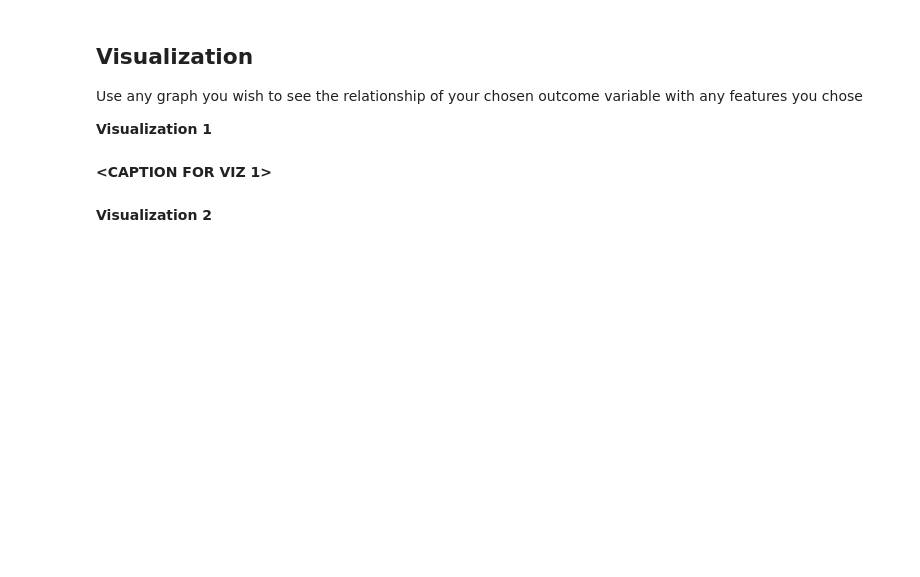
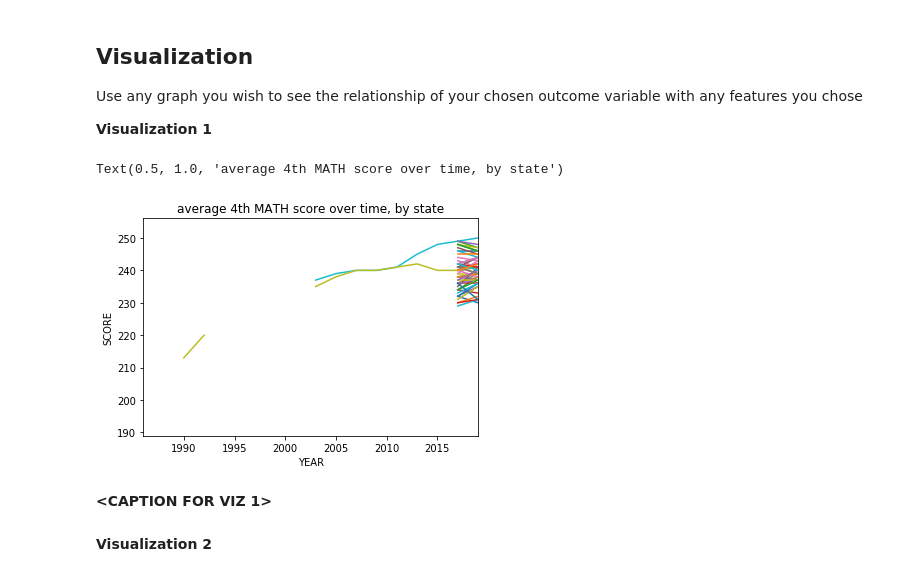
Before and after one commit to SophyJi/mdst1, a Jupyter notebook: checkpoint2/checkpoint2.ipynb, the cells around one changed output. Drawn from its saved outputs; the diff is of its cells as text; code cells hidden in the pictures; blank space fills up the shorter version.

```diff
--- a/checkpoint2/checkpoint2.ipynb
+++ b/checkpoint2/checkpoint2.ipynb
@@ -146,6 +147,13 @@ Feature selection justification: **<BRIEFLY DESCRIBE WHY YOU PICKED THESE FEATUR
 Use any graph you wish to see the relationship of your chosen outcome variable with any features you chose
 
 **Visualization 1**
+# %%
+df.set_index('YEAR').groupby('STATE').AVG_MATH_4_SCORE.plot()
+plt.ylabel('SCORE')
+plt.title('average 4th MATH score over time, by state')
+# %% [output]
+Text(0.5, 1.0, 'average 4th MATH score over time, by state')
+[figure, added]
 # %% [markdown]
 **<CAPTION FOR VIZ 1>**
 # %% [markdown]
```
Also changed, not shown: parts of 17 cells of this notebook.
